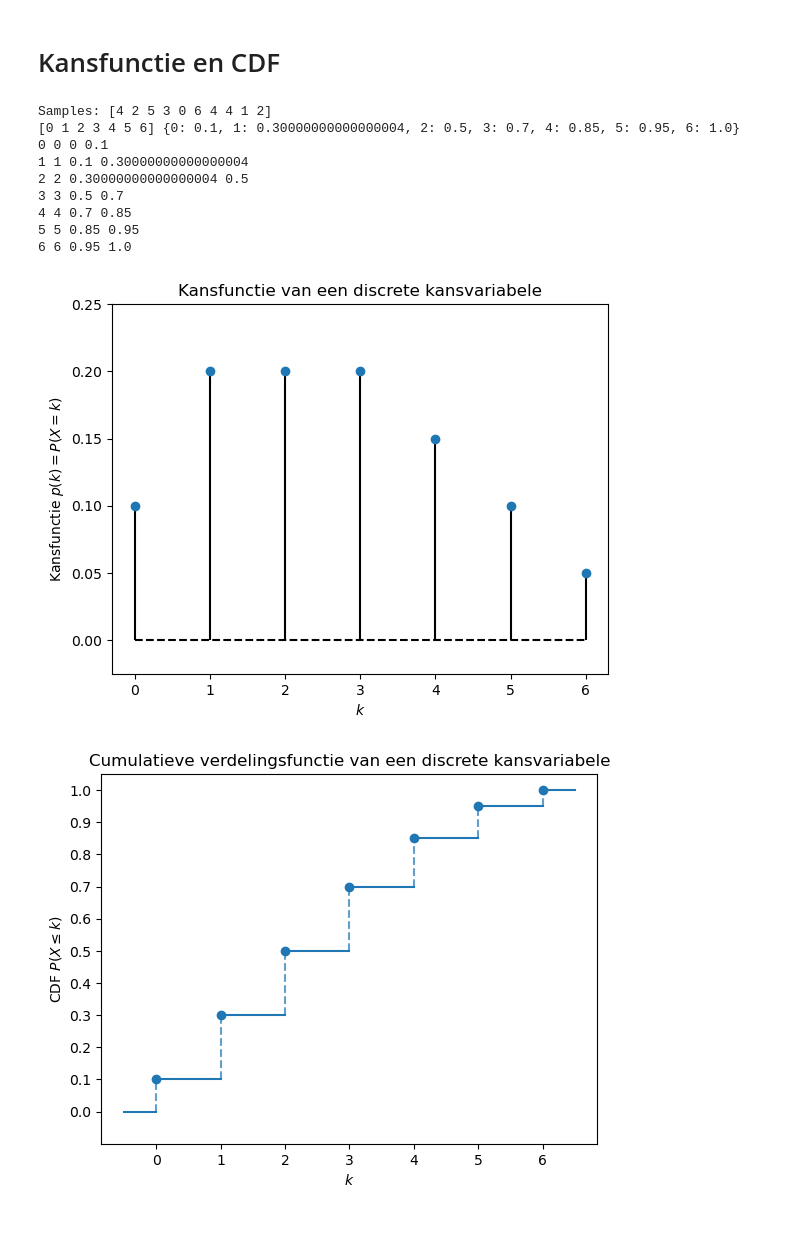
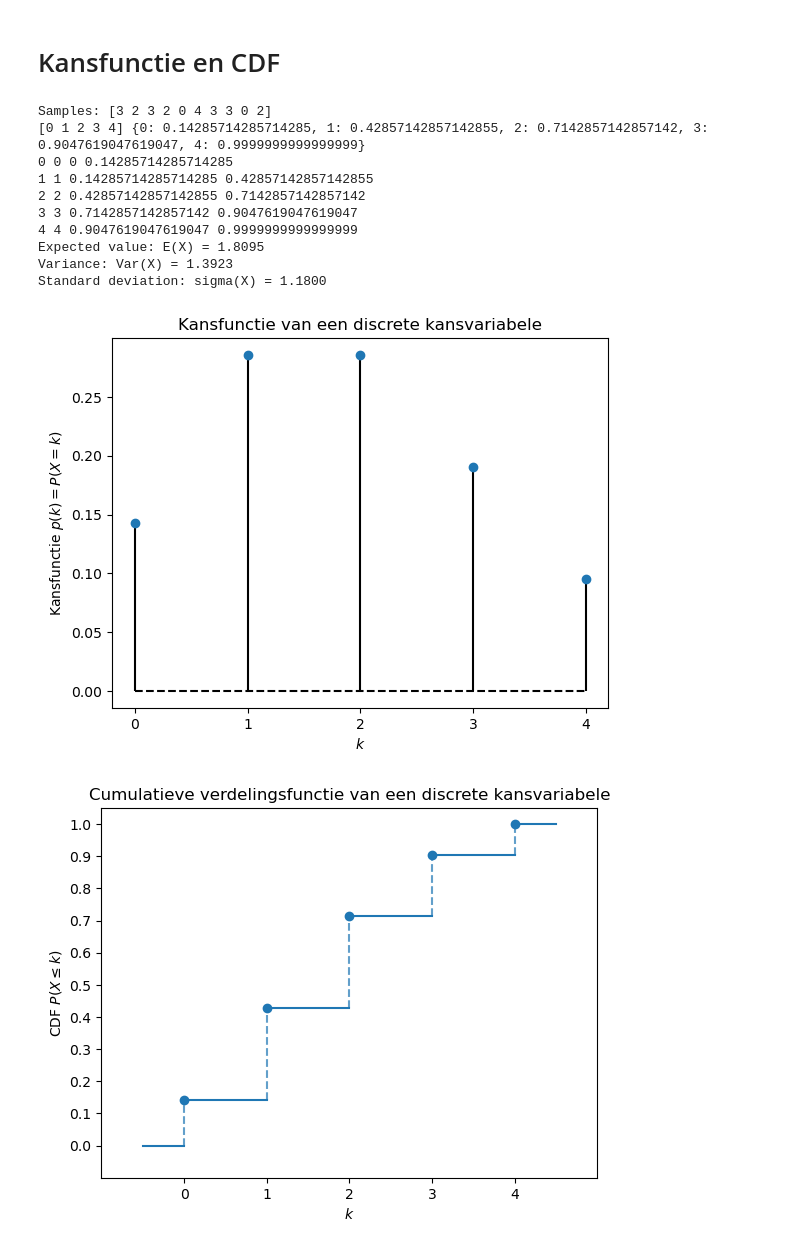
Before and after one commit to DBlom96/Statistiek, a Jupyter notebook: Python/DiscreteKansvariabelen.ipynb, the cells around one changed output. Cells and saved outputs as stored; diff of their text form; code cells hidden in the pictures.

```diff
--- a/Python/DiscreteKansvariabelen.ipynb
+++ b/Python/DiscreteKansvariabelen.ipynb
@@ -79,7 +79,7 @@ def plot_pmf(states, probs, title="PMF", xlabel="$x$", ylabel="$y$"):
     plt.xlabel(xlabel)
     plt.ylabel(ylabel)
     plt.title(title)
-    plt.ylim(-0.025, 0.25)
+    # plt.ylim(-0.025, 0.25)
     plt.savefig("./Figures/2_example_discrete_kansfunctie.png")
 
 
@@ -105,43 +105,52 @@ def plot_cdf(states, probs, title="CDF", xlabel="$x$", ylabel="$y$"):
 
     maximum = max(cdf.keys(), key=lambda x: cdf[x])
     plt.plot([maximum, maximum + 0.5], [cdf[maximum], cdf[maximum]], color=PRIMARY_COLOR)
 
     # Afdwingen: ieder geheel getal is zichtbaar als as tick
     xmin = int(np.floor(min(states)))
     xmax = int(np.ceil(max(states)))
     plt.xticks(np.arange(xmin, xmax + 1, 1))
     plt.yticks(np.arange(0, 1.2, 0.1))
 
     plt.xlabel(xlabel)
     plt.ylabel(ylabel)
     plt.title(title)
+    plt.xlim(-1,5)
     plt.ylim(-0.1, 1.05)
     # plt.grid(True)
     plt.savefig("./Figures/2_example_discrete_CDF.png")
 
 # Example usage
 if __name__ == "__main__":
-    states = [0,1,2,3,4,5,6]#[0, 1, 2, 3, 4, 5, 6, 7, 8, 9]
-    probs = [0.10, 0.20, 0.20, 0.20, 0.15, 0.10, 0.05]#[0.10, 0.09, 0.12, 0.07, 0.15, 0.09, 0.08, 0.07, 0.10, 0.13]
+    states = [0,1,2,3,4]#[0, 1, 2, 3, 4, 5, 6, 7, 8, 9]
+    probs = [1/7, 2/7, 2/7, 4/21, 2/21]#[0.10, 0.09, 0.12, 0.07, 0.15, 0.09, 0.08, 0.07, 0.10, 0.13]
 
     # Sample
     samples = sample_discrete(states, probs, size=10, random_state=42)
     print("Samples:", samples)
 
     # Plot PMF
     plot_pmf(states, probs, title="Kansfunctie van een discrete kansvariabele", xlabel="$k$", ylabel="Kansfunctie $p(k) = P(X=k)$")
 
     # Plot CDF
     plot_cdf(states, probs, title="Cumulatieve verdelingsfunctie van een discrete kansvariabele", xlabel="$k$", ylabel="CDF $P(X \\leq k)$")
+
+    # Compute expected value and variance
+    expected_value = np.dot(states, probs)
+    variance = np.dot( (states - expected_value) ** 2, probs)
+    print(f"Expected value: E(X) = {expected_value:.4f}")
+    print(f"Variance: Var(X) = {variance:.4f}")
+    print(f"Standard deviation: sigma(X) = {np.sqrt(variance):.4f}")
 # %% [output]
-Samples: [4 2 5 3 0 6 4 4 1 2]
-[0 1 2 3 4 5 6] {0: 0.1, 1: 0.30000000000000004, 2: 0.5, 3: 0.7, 4: 0.85, 5: 0.95, 6: 1.0}
-0 0 0 0.1
-1 1 0.1 0.30000000000000004
-2 2 0.30000000000000004 0.5
-3 3 0.5 0.7
-4 4 0.7 0.85
-5 5 0.85 0.95
-6 6 0.95 1.0
+Samples: [3 2 3 2 0 4 3 3 0 2]
+[0 1 2 3 4] {0: 0.14285714285714285, 1: 0.42857142857142855, 2: 0.7142857142857142, 3: 0.9047619047619047, 4: 0.9999999999999999}
+0 0 0 0.14285714285714285
+1 1 0.14285714285714285 0.42857142857142855
+2 2 0.42857142857142855 0.7142857142857142
+3 3 0.7142857142857142 0.9047619047619047
+4 4 0.9047619047619047 0.9999999999999999
+Expected value: E(X) = 1.8095
+Variance: Var(X) = 1.3923
+Standard deviation: sigma(X) = 1.1800
-[figure, old version]
+[figure, new version]
-[figure, old version]
+[figure, new version]
```
Also changed, not shown: 11 other files.
